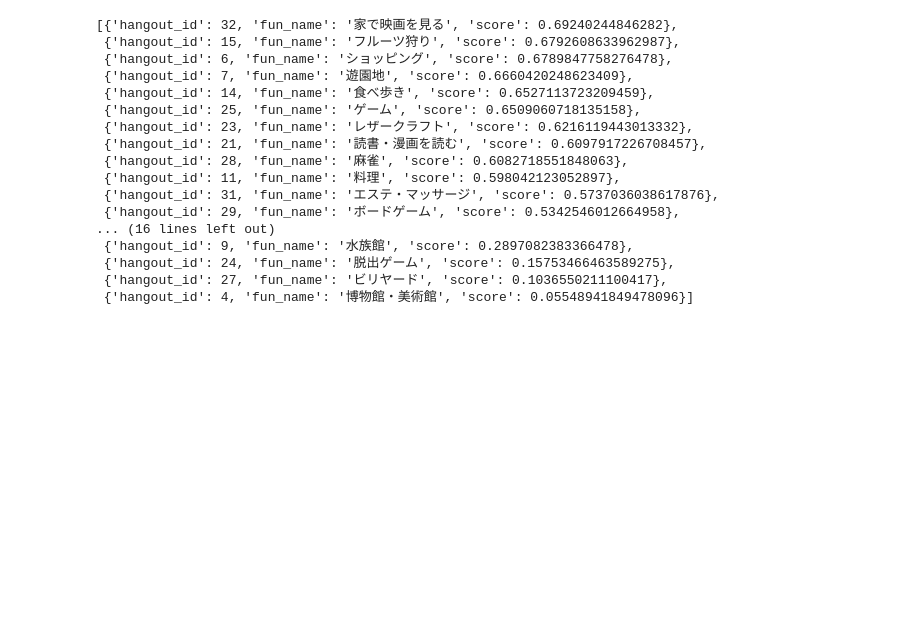
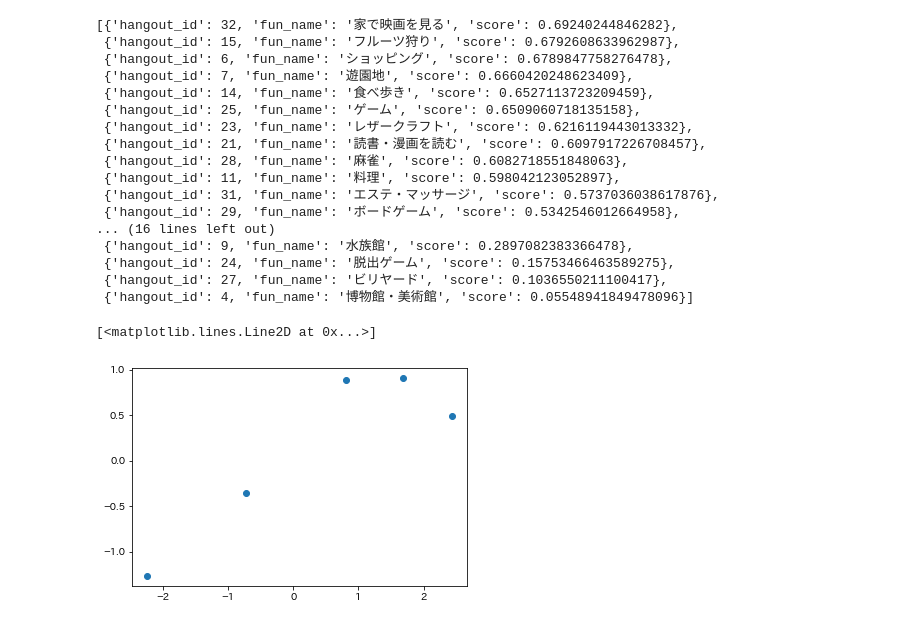
Before and after one commit to flock-geekten/recommendation-models, a Jupyter notebook: workspace/fun_reco.ipynb, the cells around one changed output. Saved outputs shown, nothing was run; the diff lists cells and outputs as text; code cells hidden in the pictures; blank space fills up the shorter version.

```diff
--- a/workspace/fun_reco.ipynb
+++ b/workspace/fun_reco.ipynb
@@ -523,0 +547,16 @@ fr_model.run(y_json,is_sorted=1)
+# %%
+N = 5
+lb = -3.0
+ub = 3.0
+sigma = 0.5
+
+def f(x):
+    return np.sin(x)
+
+X_train = np.random.uniform(lb, ub, N)
+y_train = f(X_train) + np.random.normal(scale=sigma, size=N)
+# %%
+plt.plot(X_train, y_train, "o")
+# %% [output]
+[<matplotlib.lines.Line2D at 0x...>]
+[figure, added]
```
Also changed, not shown: parts of 7 cells of this notebook, 1 other file.
